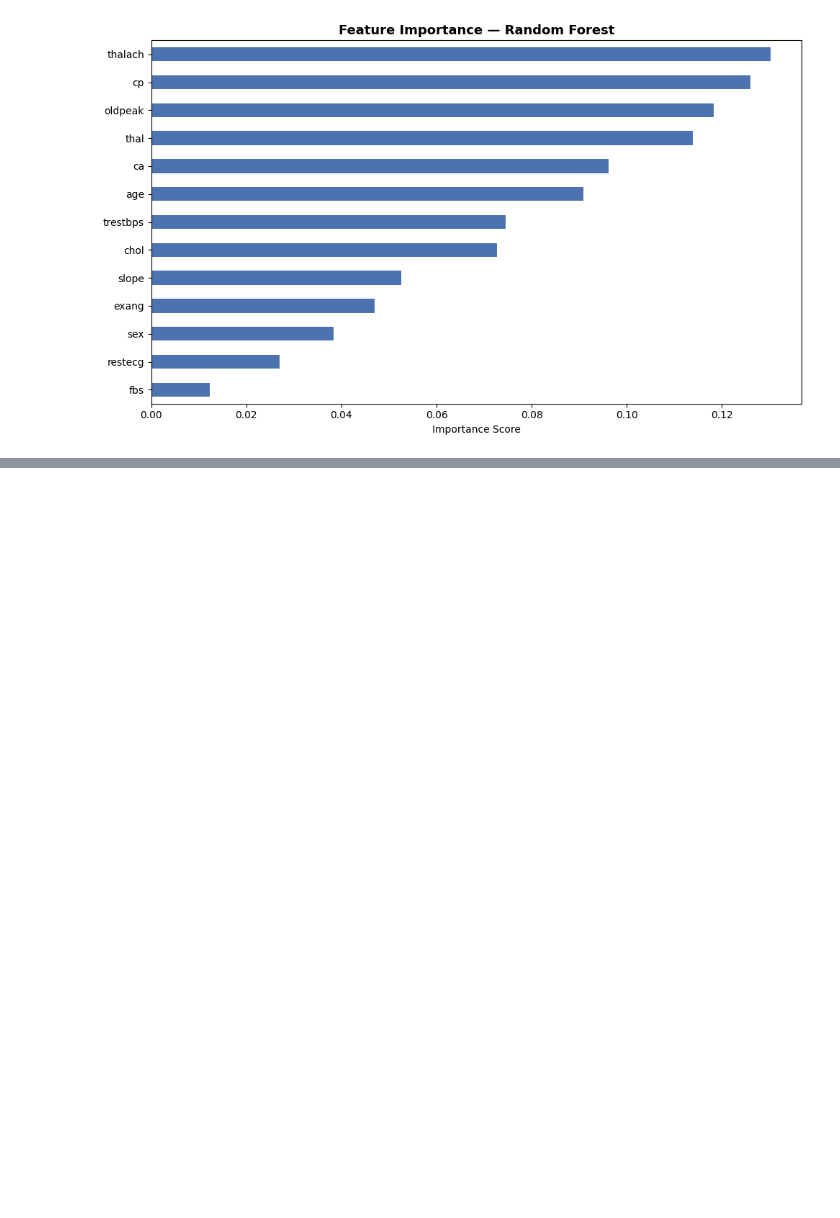
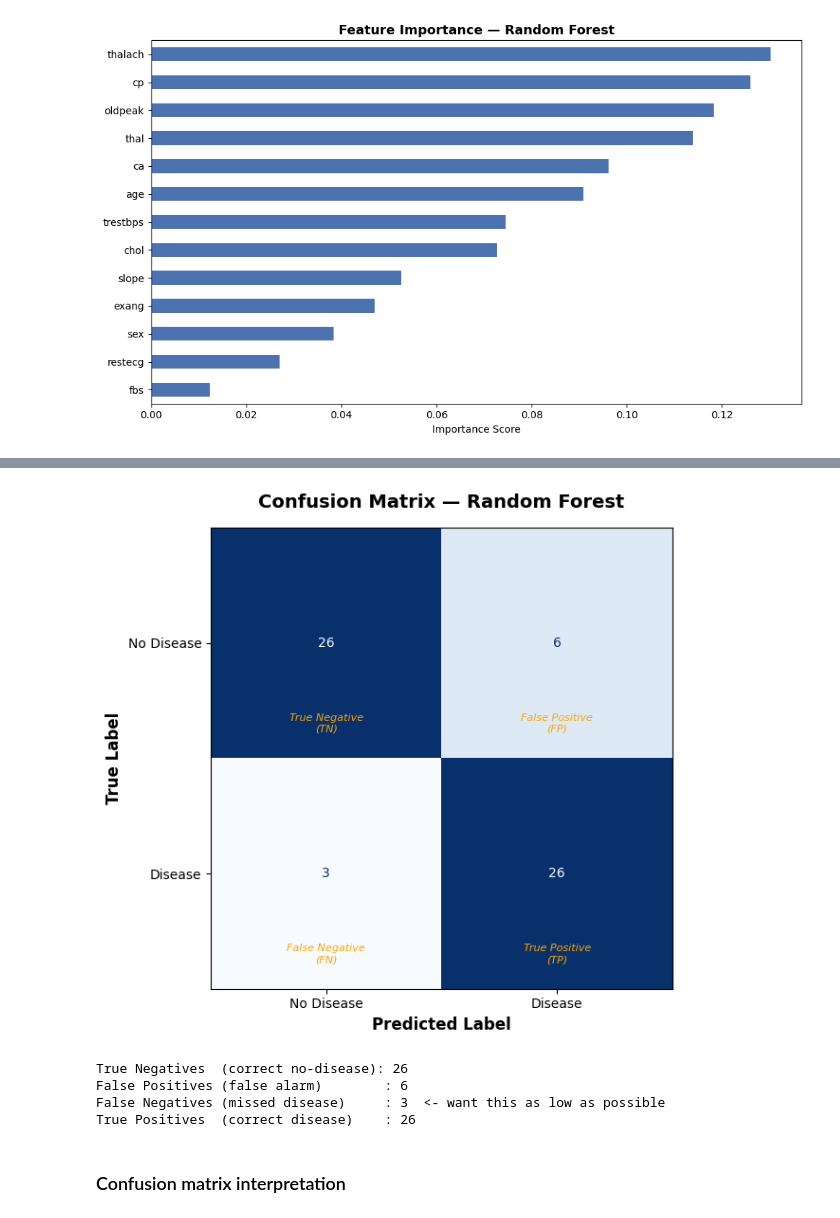
Before and after one commit to Aayush-Rathod-11/Heart_Disease_Prediction_ML, a Jupyter notebook: Heart_Disease_Prediction.ipynb, the cells around one changed output, grey strips where cells are left out. Saved outputs shown, nothing was run; the diff lists cells and outputs as text; code cells hidden in the pictures; blank space fills up the shorter version.

```diff
--- a/Heart_Disease_Prediction.ipynb
+++ b/Heart_Disease_Prediction.ipynb
@@ -302,0 +554,15 @@ information without a clear benefit, especially with a feature set this small (1
+# %%
+# Identify best model by F1 Score (primary metric for this medical problem)
+best_model_name = results['F1 Score'].idxmax()
+best_f1         = results['F1 Score'].max()
+best_acc        = results.loc[best_model_name, 'Accuracy']
+best_prec       = results.loc[best_model_name, 'Precision']
+best_rec        = results.loc[best_model_name, 'Recall']
+
+print("=" * 50)
+print(f"  BEST MODEL: {best_model_name}")
+print("=" * 50)
+print(f"  Accuracy  : {best_acc:.4f}")
+print(f"  Precision : {best_prec:.4f}")
+print(f"  Recall    : {best_rec:.4f}")
+print(f"  F1 Score  : {best_f1:.4f}")
@@ -302,0 +590,44 @@ information without a clear benefit, especially with a feature set this small (1
+# %%
+# from sklearn.metrics import ConfusionMatrixDisplay, confusion_matrix
+
+# Map best model name to its predictions
+model_preds_map = {
+    'Logistic Regression' : lr_preds,
+    'Random Forest'       : rf_preds,
+    'KNN (k=5)'           : knn_preds
+}
+
+best_preds = model_preds_map[best_model_name]
+cm = confusion_matrix(y_test, best_preds)
+
+fig, ax = plt.subplots(figsize=(7, 6))
+disp = ConfusionMatrixDisplay(confusion_matrix=cm, display_labels=['No Disease', 'Disease'])
+disp.plot(ax=ax, cmap='Blues', colorbar=False)
+
+ax.set_title(f'Confusion Matrix — {best_model_name}', fontsize=14, fontweight='bold', pad=15)
+ax.set_xlabel('Predicted Label', fontsize=12, weight='bold')
+ax.set_ylabel('True Label', fontsize=12, weight='bold')
+
+# Annotate each cell with plain English meaning
+cell_labels = [['True Negative\n(TN)', 'False Positive\n(FP)'], ['False Negative\n(FN)', 'True Positive\n(TP)']]
+for i in range(2):
+    for j in range(2):
+        ax.text(j, i + 0.35, cell_labels[i][j], ha='center', va='center', fontsize=8, color='orange', style='italic')
+
+plt.tight_layout()
+plt.show()
+
+# Print the raw numbers too for reference
+tn, fp, fn, tp = cm.ravel()
+print(f"\nTrue Negatives  (correct no-disease): {tn}")
+print(f"False Positives (false alarm)        : {fp}")
+print(f"False Negatives (missed disease)     : {fn}  <- want this as low as possible")
+print(f"True Positives  (correct disease)    : {tp}")
+# %% [output]
+[figure, added]
+True Negatives  (correct no-disease): 26
+False Positives (false alarm)        : 6
+False Negatives (missed disease)     : 3  <- want this as low as possible
+True Positives  (correct disease)    : 26
+# %% [markdown]
+### Confusion matrix interpretation
```
Also changed, not shown: parts of 36 cells of this notebook.
